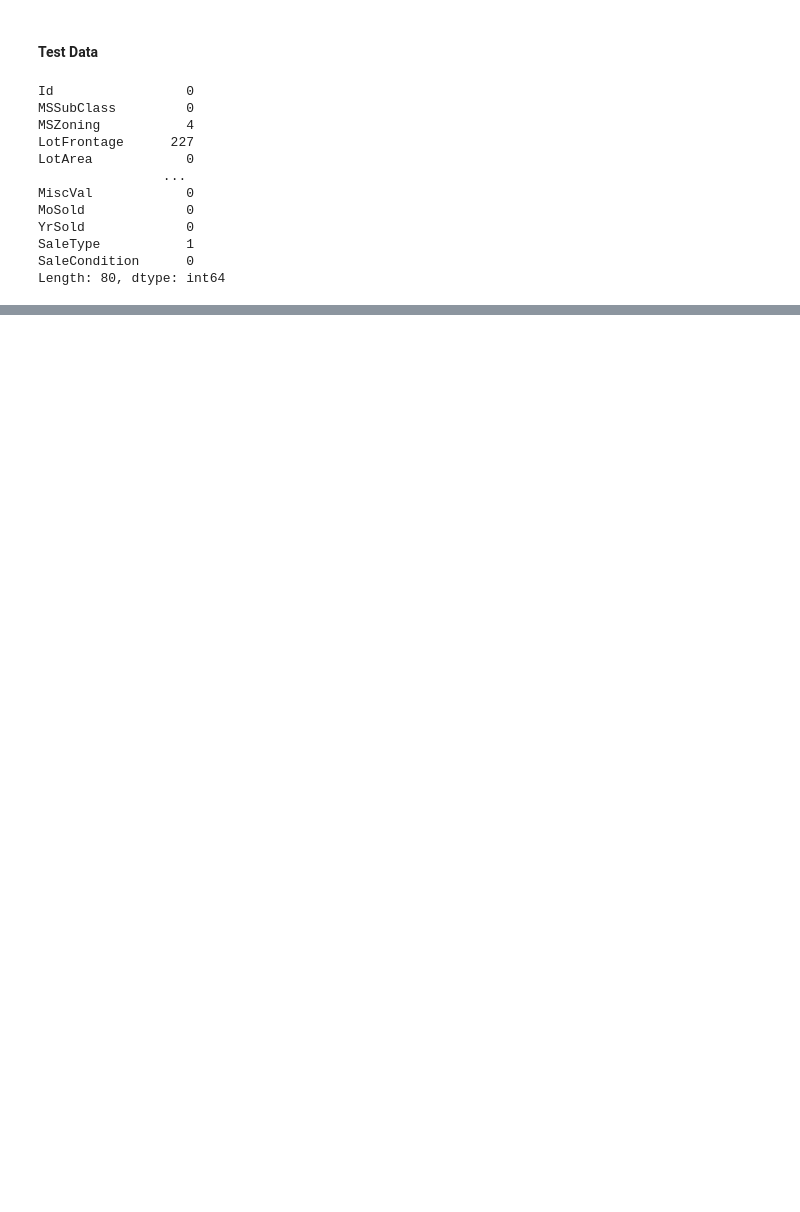
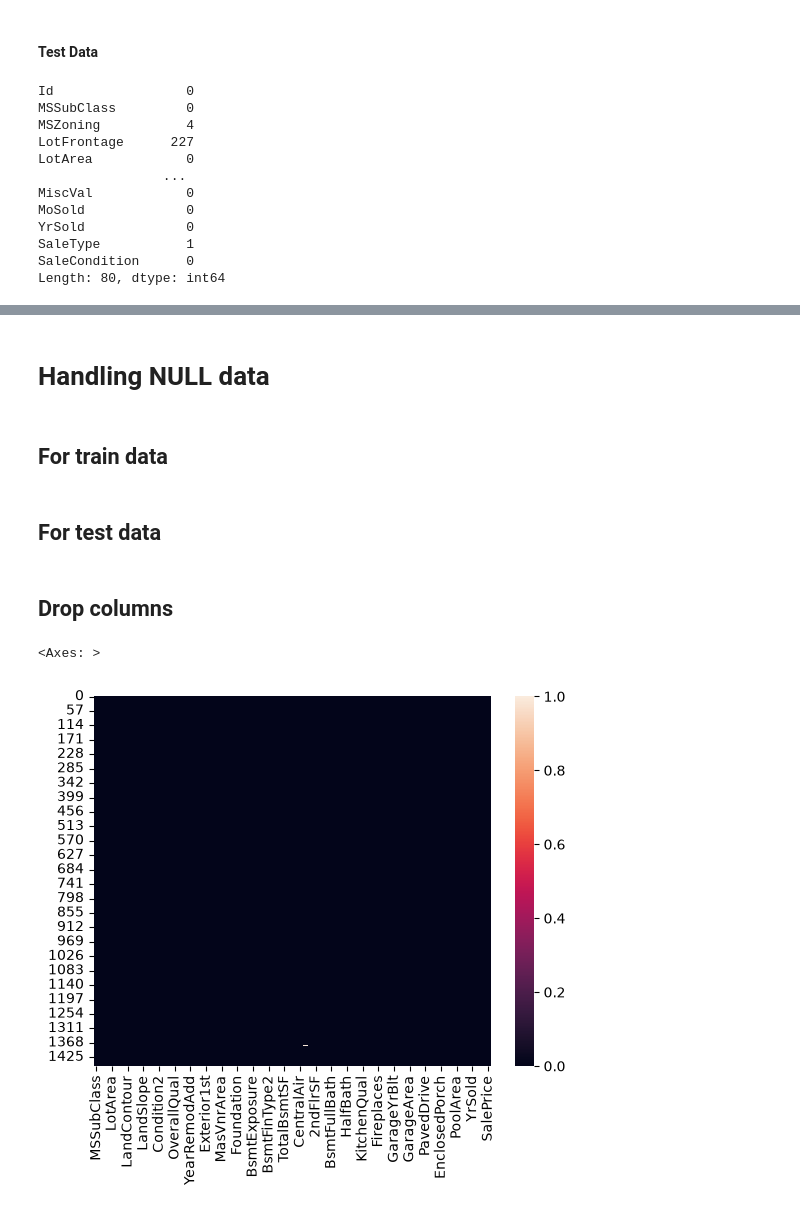
Before and after one commit to thaitran14072006/Machine-learning, a Jupyter notebook: Dataset_EDA.ipynb, the cells around one changed output, grey strips where cells are left out. Saved outputs shown, nothing was run; the diff lists cells and outputs as text; code cells hidden in the pictures; blank space fills up the shorter version.

```diff
--- a/Dataset_EDA.ipynb
+++ b/Dataset_EDA.ipynb
@@ -114,0 +115,53 @@ sns.heatmap(test.isnull())
+# %% [markdown]
+# Handling NULL data
+# %% [markdown]
+## For train data
+# %%
+cat_col_train = [
+    'FireplaceQu', 'GarageType', 'GarageFinish', 'MasVnrType', 'BsmtQual',
+    'BsmtCond', 'BsmtExposure', 'BsmtFinType1', 'BsmtFinType2', 'FireplaceQu',
+    'GarageQual', 'GarageCond'
+]
+
+ncat_col_train = ['LotFrontage', 'GarageYrBlt', 'MasVnrArea']
+
+for i in cat_col_train:
+    train[i] = train[i].fillna(train[i].mode()[0])
+
+for j in ncat_col_train:
+    train[j] = train[j].fillna(train[j].mean())
+# %% [markdown]
+## For test data
+# %%
+cat_col_test = [
+    'FireplaceQu', 'GarageType', 'GarageFinish', 'MasVnrType', 'BsmtQual',
+    'BsmtCond', 'BsmtExposure', 'BsmtFinType1', 'BsmtFinType2', 'FireplaceQu',
+    'GarageQual', 'GarageCond', 'MSZoning', 'Utilities', 'Exterior1st',
+    'Exterior2nd', 'KitchenQual', 'Functional', 'SaleType'
+]
+
+ncat_col_test = [
+    'LotFrontage', 'GarageYrBlt', 'MasVnrArea', 'BsmtFinSF1',
+    'BsmtFinSF2', 'BsmtUnfSF', 'TotalBsmtSF', 'BsmtFullBath',
+    'BsmtHalfBath', 'GarageCars', 'GarageArea'
+]
+
+for i in cat_col_test:
+    test[i] = test[i].fillna(test[i].mode()[0])
+
+for j in ncat_col_test:
+    test[j] = test[j].fillna(test[j].mean())
+# %% [markdown]
+## Drop columns
+# %%
+to_drop = ['Id', 'Alley', 'PoolQC', 'Fence', 'MiscFeature']
+
+for k in to_drop:
+    train.drop([k], axis=1, inplace=True)
+    test.drop([k], axis=1, inplace=True)
+# %%
+
+sns.heatmap(train.isnull())
+# %% [output]
+<Axes: >
+[figure, added]
```
Also changed, not shown: parts of 13 cells of this notebook.
